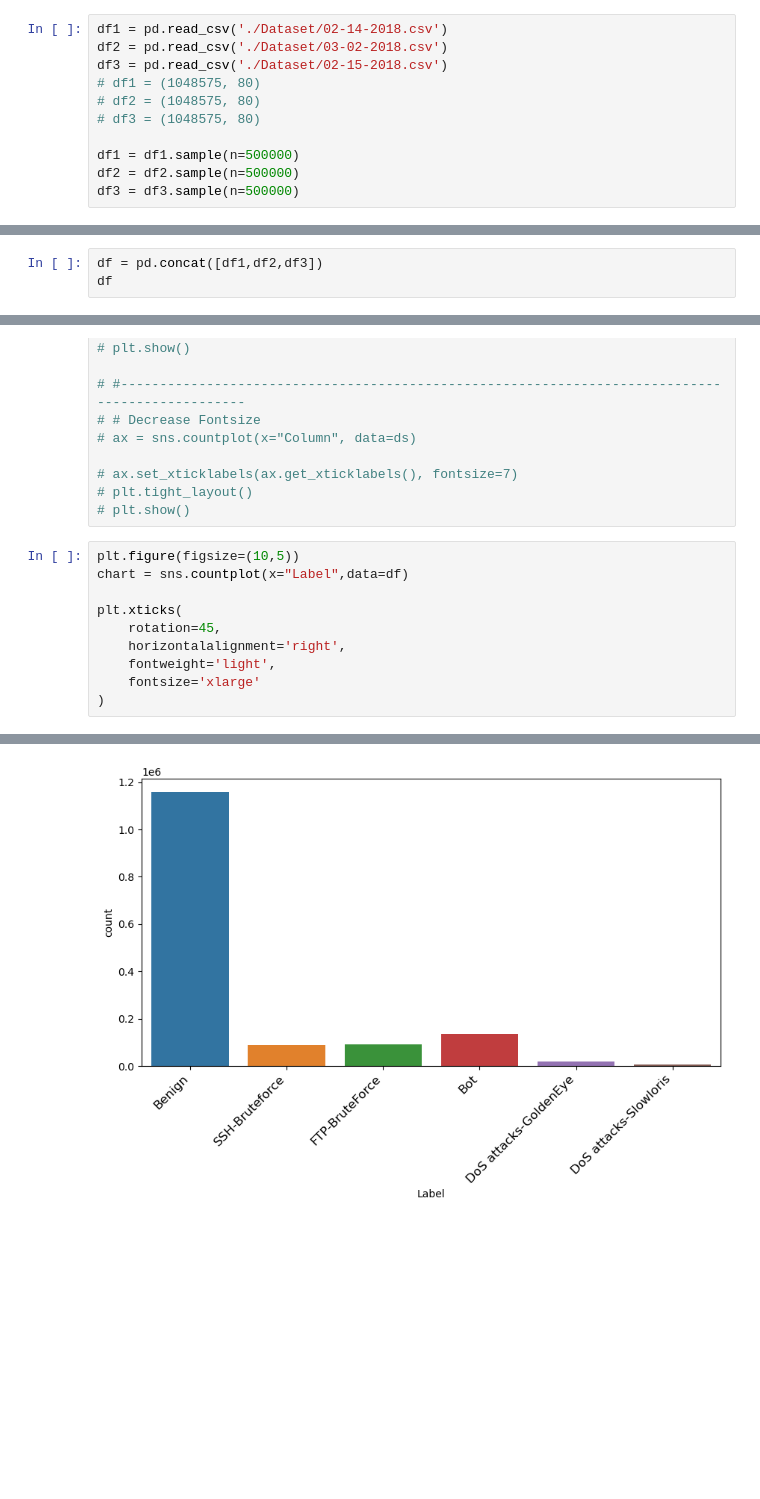
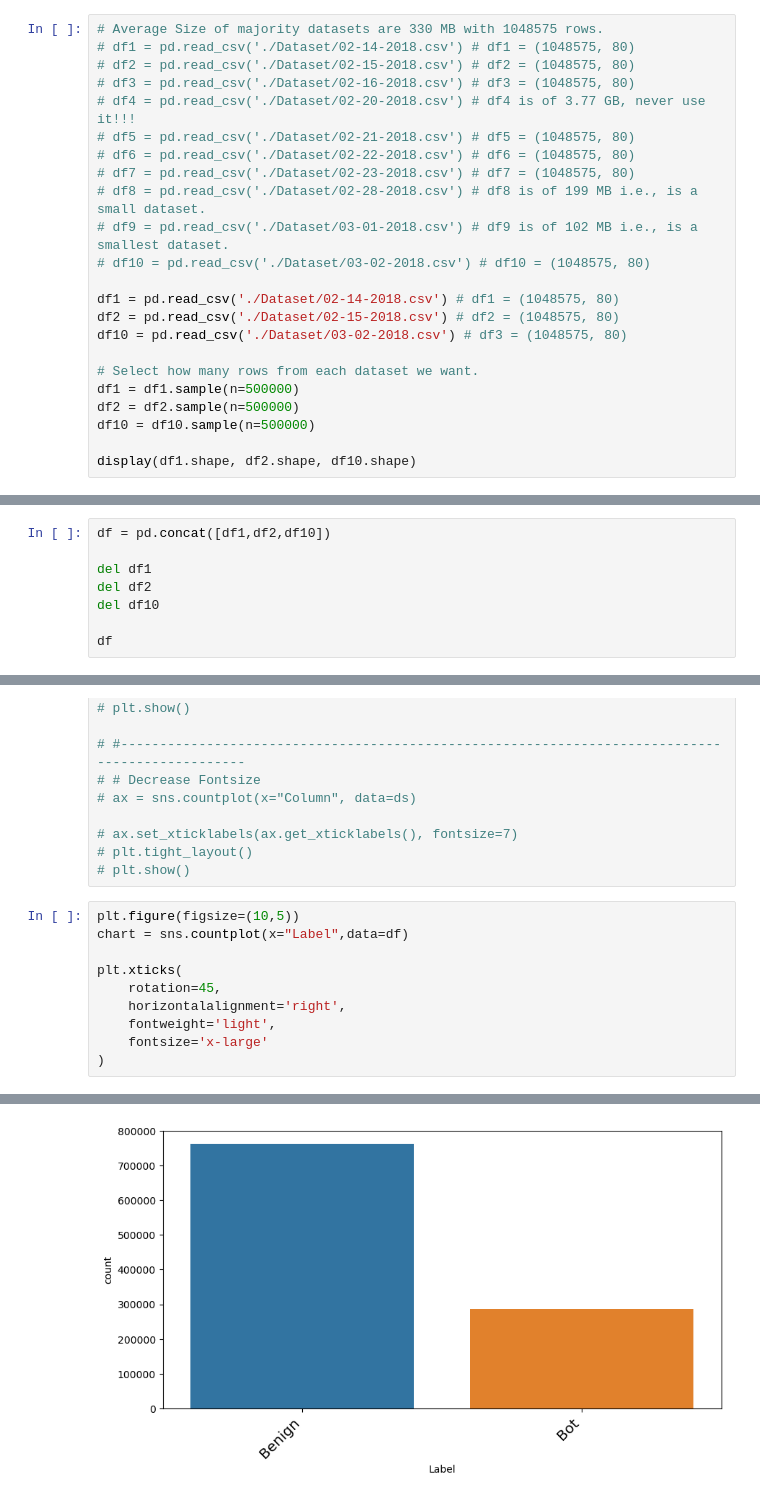
Before and after one commit to ManavJain01/MachineLearning, a Jupyter notebook: my-projects/XGB Algorithm/CICIDS 2018/Analysis.ipynb, the cells around one changed output, grey strips where cells are left out. Drawn from its saved outputs; the diff is of its cells as text; blank space fills up the shorter version.

```diff
--- a/my-projects/XGB Algorithm/CICIDS 2018/Analysis.ipynb
+++ b/my-projects/XGB Algorithm/CICIDS 2018/Analysis.ipynb
@@ -4,11 +26,23 @@ import pandas as pd
 # %%
-df1 = pd.read_csv('./Dataset/02-14-2018.csv')
-df2 = pd.read_csv('./Dataset/03-02-2018.csv')
-df3 = pd.read_csv('./Dataset/02-15-2018.csv')
-# df1 = (1048575, 80)
-# df2 = (1048575, 80)
-# df3 = (1048575, 80)
+# Average Size of majority datasets are 330 MB with 1048575 rows.
+# df1 = pd.read_csv('./Dataset/02-14-2018.csv') # df1 = (1048575, 80)
+# df2 = pd.read_csv('./Dataset/02-15-2018.csv') # df2 = (1048575, 80)
+# df3 = pd.read_csv('./Dataset/02-16-2018.csv') # df3 = (1048575, 80)
+# df4 = pd.read_csv('./Dataset/02-20-2018.csv') # df4 is of 3.77 GB, never use it!!!
+# df5 = pd.read_csv('./Dataset/02-21-2018.csv') # df5 = (1048575, 80)
+# df6 = pd.read_csv('./Dataset/02-22-2018.csv') # df6 = (1048575, 80)
+# df7 = pd.read_csv('./Dataset/02-23-2018.csv') # df7 = (1048575, 80)
+# df8 = pd.read_csv('./Dataset/02-28-2018.csv') # df8 is of 199 MB i.e., is a small dataset.
+# df9 = pd.read_csv('./Dataset/03-01-2018.csv') # df9 is of 102 MB i.e., is a smallest dataset.
+# df10 = pd.read_csv('./Dataset/03-02-2018.csv') # df10 = (1048575, 80)
 
+df1 = pd.read_csv('./Dataset/02-14-2018.csv') # df1 = (1048575, 80)
+df2 = pd.read_csv('./Dataset/02-15-2018.csv') # df2 = (1048575, 80)
+df10 = pd.read_csv('./Dataset/03-02-2018.csv') # df3 = (1048575, 80)
+
+# Select how many rows from each dataset we want.
 df1 = df1.sample(n=500000)
 df2 = df2.sample(n=500000)
-df3 = df3.sample(n=500000)
+df10 = df10.sample(n=500000)
+
+display(df1.shape, df2.shape, df10.shape)
@@ -21,5 +53,10 @@ display(df1.shape, df2.shape, df3.shape)
 # %%
-df = pd.concat([df1,df2,df3])
+df = pd.concat([df1,df2,df10])
+
+del df1
+del df2
+del df10
+
 df
 # %% [output]
 |  | Dst Port | Protocol | Timestamp | Flow Duration | Tot Fwd Pkts | Tot Bwd Pkts | TotLen Fwd Pkts | ... |
@@ -168,6 +205,6 @@ plt.xticks(
     rotation=45,
     horizontalalignment='right',
     fontweight='light',
-    fontsize='xlarge'
+    fontsize='x-large'
 )
 # %% [output]
@@ -181,4 +212,4 @@ plt.xticks(
-[figure, old version]
+[figure, new version]
 # %%
 print('Label distribution Training set:')
 print(df['Label'].value_counts())
```
Also changed, not shown: parts of 21 cells of this notebook.
